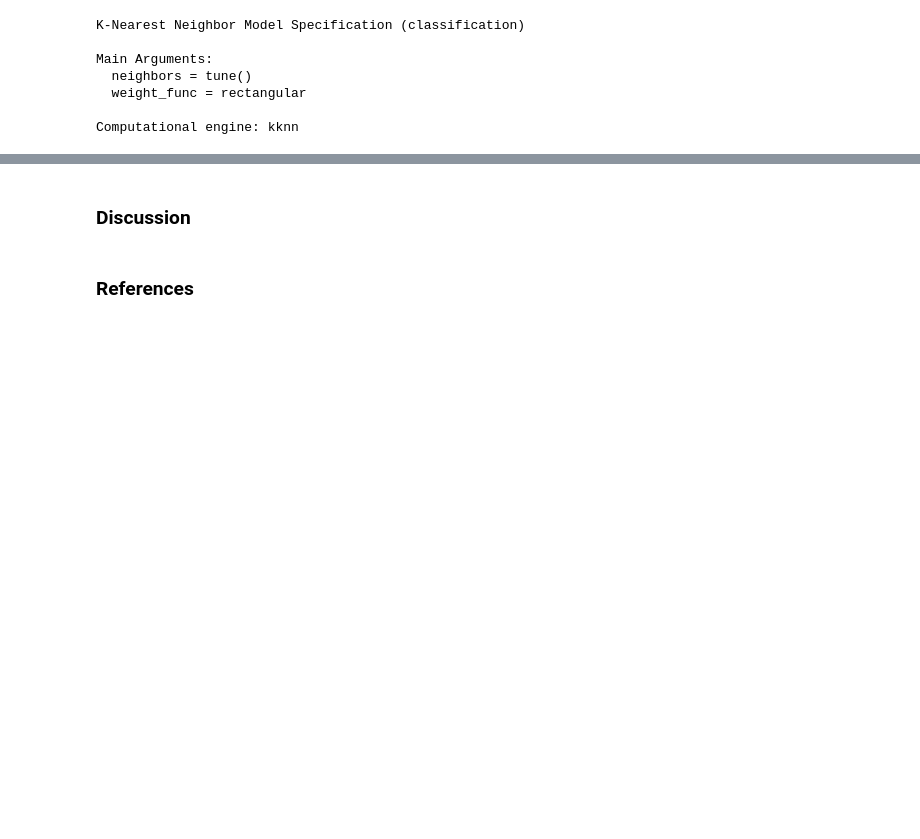
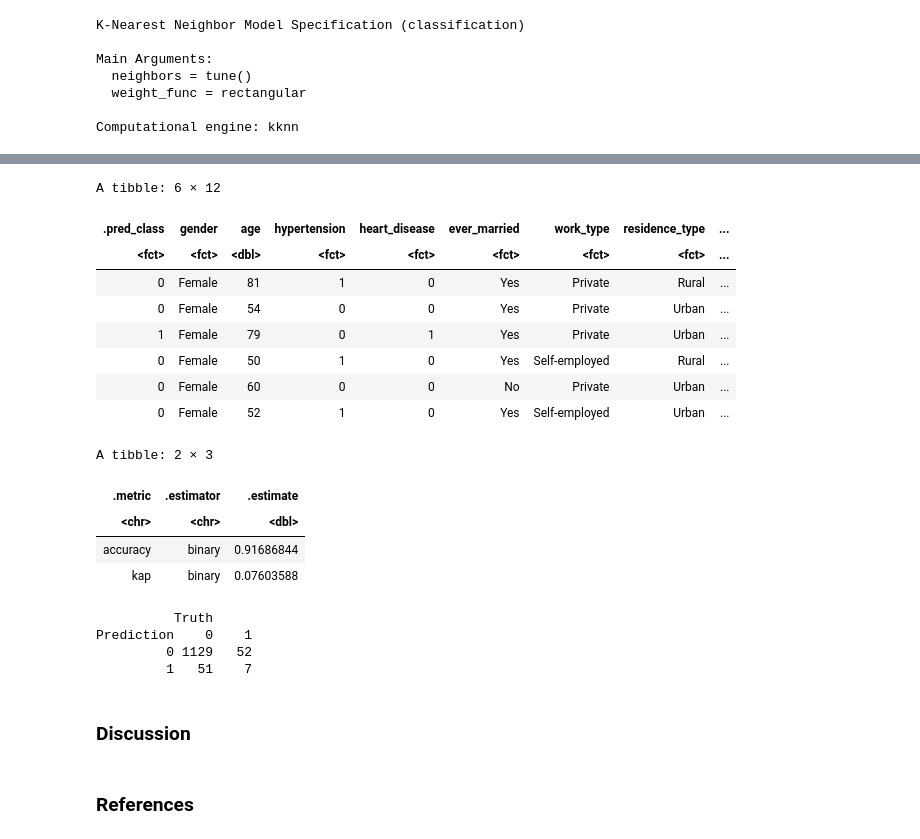
Before and after one commit to romansinkus/stroke-classification, a Jupyter notebook: Stroke_prediction.ipynb, the cells around one changed output, grey strips where cells are left out. Drawn from its saved outputs; the diff is of its cells as text; code cells hidden in the pictures; blank space fills up the shorter version.

```diff
--- a/Stroke_prediction.ipynb
+++ b/Stroke_prediction.ipynb
@@ -309,5 +308,5 @@ stroke_results
 # %%
-k <- 41
+k <- 1
 k_2 <- 43
 # %%
 stroke_spec_2 <- nearest_neighbor(weight_func = 'rectangular', neighbors = k) %>%
@@ -324,15 +354,34 @@ stroke_fit_2
 # %%
 stroke_predictions <- predict(stroke_fit_2, stroke_test) %>%
     bind_cols(stroke_test)
 
 head(stroke_predictions)
 stroke_metrics <- stroke_predictions %>%
     metrics(truth = stroke, estimate = .pred_class)
-
+stroke_metrics
 stokre_conf_mat <- stroke_predictions %>%
     conf_mat(truth = stroke, estimate = .pred_class)
 
 stokre_conf_mat
+# %% [output]
+A tibble: 6 × 12
+| .pred_class | gender | age | hypertension | heart_disease | ever_married | work_type | residence_type | ... |
+| <fct> | <fct> | <dbl> | <fct> | <fct> | <fct> | <fct> | <fct> | ... |
+| 0 | Female | 81 | 1 | 0 | Yes | Private | Rural | ... |
+| 0 | Female | 54 | 0 | 0 | Yes | Private | Urban | ... |
+| 1 | Female | 79 | 0 | 1 | Yes | Private | Urban | ... |
+| 0 | Female | 50 | 1 | 0 | Yes | Self-employed | Rural | ... |
+| 0 | Female | 60 | 0 | 0 | No | Private | Urban | ... |
+| 0 | Female | 52 | 1 | 0 | Yes | Self-employed | Urban | ... |
+A tibble: 2 × 3
+| .metric | .estimator | .estimate |
+| <chr> | <chr> | <dbl> |
+| accuracy | binary | 0.91686844 |
+| kap | binary | 0.07603588 |
+          Truth
+Prediction    0    1
+         0 1129   52
+         1   51    7
 # %% [markdown]
 ### **Discussion**
 # %% [markdown]
```
Also changed, not shown: parts of 6 cells of this notebook.
